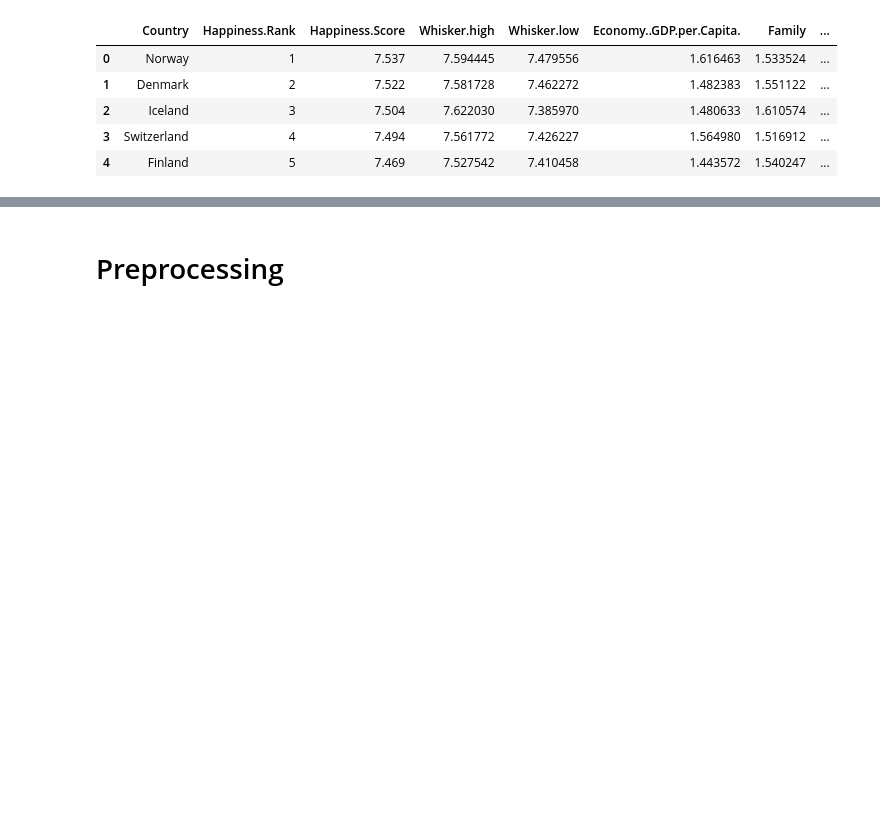
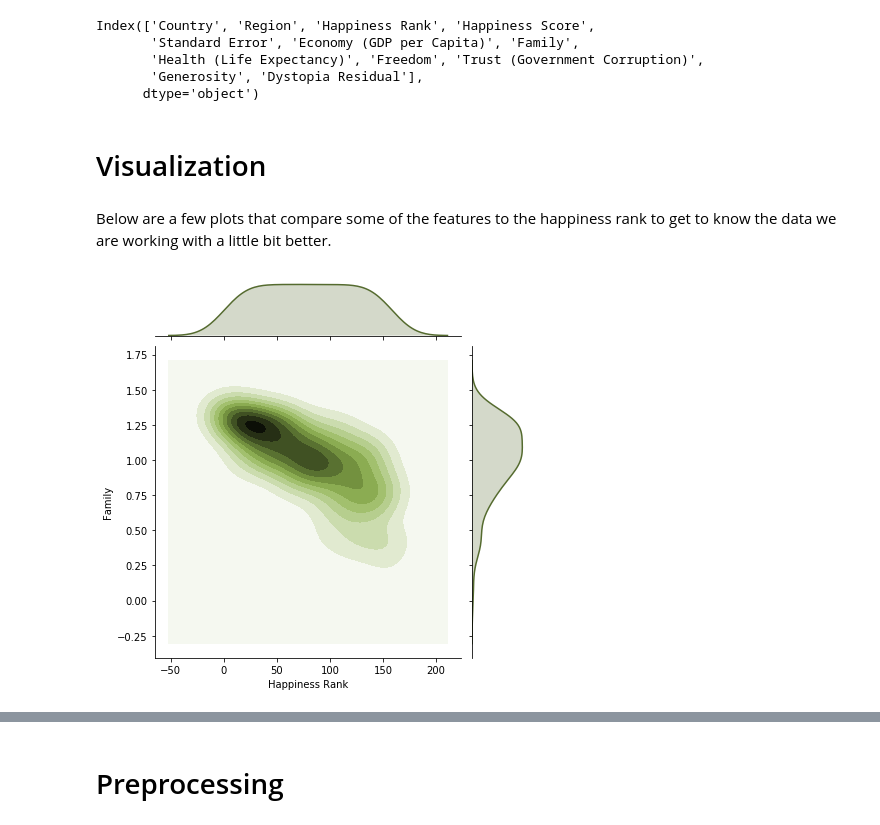
Before and after one commit to Gavin-Whitesitt/Project-2, a Jupyter notebook: Problem #1 Happiness .ipynb, the cells around one changed output, grey strips where cells are left out. Drawn from its saved outputs; the diff is of its cells as text; code cells hidden in the pictures; blank space fills up the shorter version.

```diff
--- a/Problem #1 Happiness .ipynb
+++ b/Problem #1 Happiness .ipynb
@@ -69,9 +34,16 @@ happy_2016.head()
-# %%
-happy_2017.head()
-# %% [output]
-|  | Country | Happiness.Rank | Happiness.Score | Whisker.high | Whisker.low | Economy..GDP.per.Capita. | Family | ... |
-| 0 | Norway | 1 | 7.537 | 7.594445 | 7.479556 | 1.616463 | 1.533524 | ... |
-| 1 | Denmark | 2 | 7.522 | 7.581728 | 7.462272 | 1.482383 | 1.551122 | ... |
-| 2 | Iceland | 3 | 7.504 | 7.622030 | 7.385970 | 1.480633 | 1.610574 | ... |
-| 3 | Switzerland | 4 | 7.494 | 7.561772 | 7.426227 | 1.564980 | 1.516912 | ... |
-| 4 | Finland | 5 | 7.469 | 7.527542 | 7.410458 | 1.443572 | 1.540247 | ... |
+# %%
+happy_2015.columns
+# %% [output]
+Index(['Country', 'Region', 'Happiness Rank', 'Happiness Score',
+       'Standard Error', 'Economy (GDP per Capita)', 'Family',
+       'Health (Life Expectancy)', 'Freedom', 'Trust (Government Corruption)',
+       'Generosity', 'Dystopia Residual'],
+      dtype='object')
+# %% [markdown]
+# Visualization
+# %% [markdown]
+Below are a few plots that compare some of the features to the happiness rank to get to know the data we are working with a little bit better.
+# %%
+sns.jointplot("Happiness Rank", "Family", data=happy_2015, kind='kde', color = 'darkolivegreen');
+# %% [output]
+[figure, added]
```
Also changed, not shown: parts of 20 cells of this notebook.
